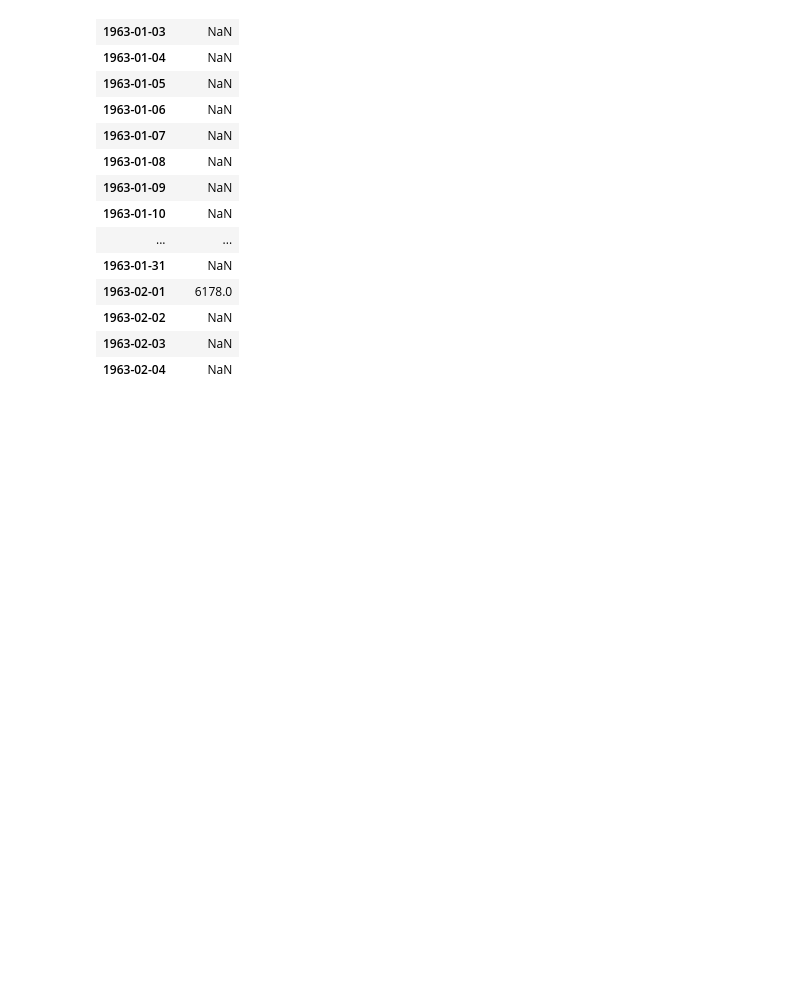
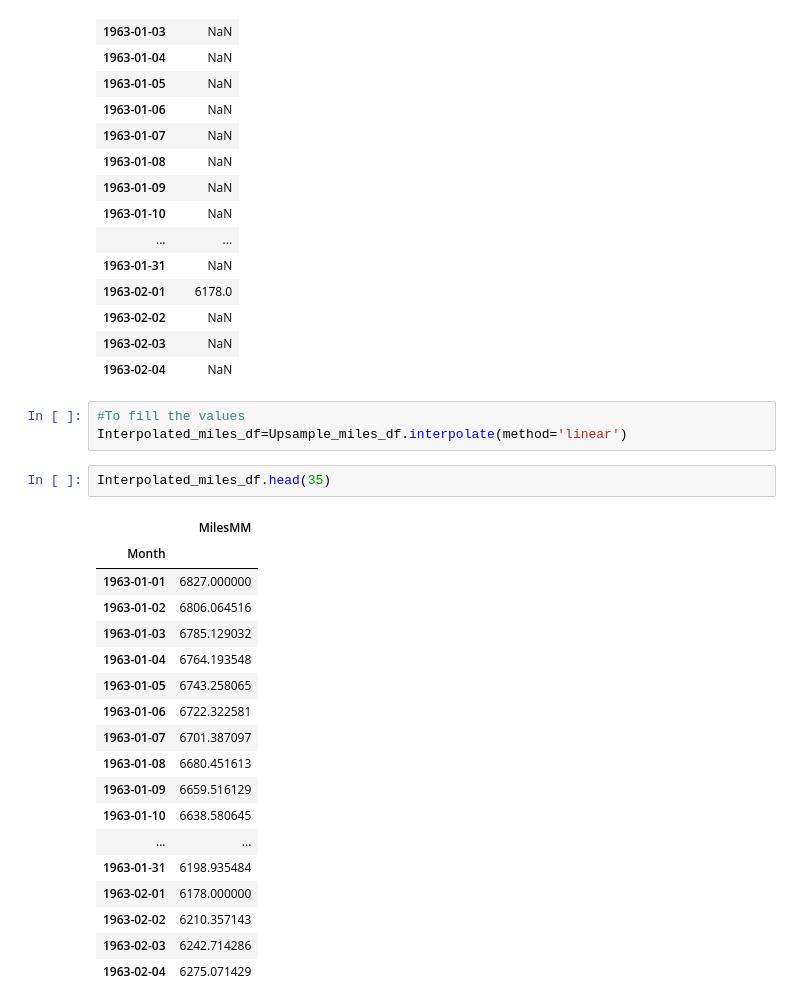
Before and after one commit to anmol0720/Time-Series-Forcasting, a Jupyter notebook: Time_Series_Analysis_and_Forcasting.ipynb, the cells around one changed output. Saved outputs shown, nothing was run; the diff lists cells and outputs as text; blank space fills up the shorter version.

Commit message:
Filling the Upsample Values

```diff
--- a/Time_Series_Analysis_and_Forcasting.ipynb
+++ b/Time_Series_Analysis_and_Forcasting.ipynb
@@ -474,3 +474,27 @@ Upsample_miles_df.head(35)
 | 1963-02-02 | NaN |
 | 1963-02-03 | NaN |
 | 1963-02-04 | NaN |
+# %%
+#To fill the values
+Interpolated_miles_df=Upsample_miles_df.interpolate(method='linear')
+# %%
+Interpolated_miles_df.head(35)
+# %% [output]
+|  | MilesMM |
+| Month |  |
+| 1963-01-01 | 6827.000000 |
+| 1963-01-02 | 6806.064516 |
+| 1963-01-03 | 6785.129032 |
+| 1963-01-04 | 6764.193548 |
+| 1963-01-05 | 6743.258065 |
+| 1963-01-06 | 6722.322581 |
+| 1963-01-07 | 6701.387097 |
+| 1963-01-08 | 6680.451613 |
+| 1963-01-09 | 6659.516129 |
+| 1963-01-10 | 6638.580645 |
+| ... | ... |
+| 1963-01-31 | 6198.935484 |
+| 1963-02-01 | 6178.000000 |
+| 1963-02-02 | 6210.357143 |
+| 1963-02-03 | 6242.714286 |
+| 1963-02-04 | 6275.071429 |
```
